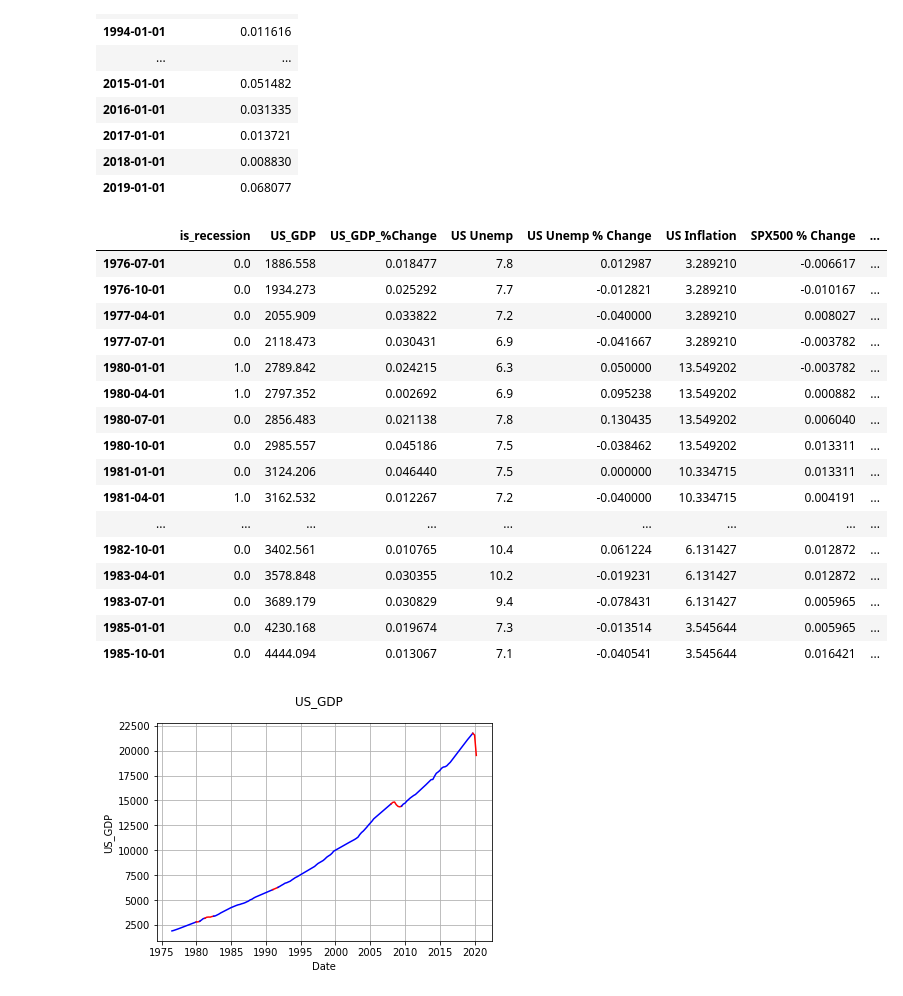
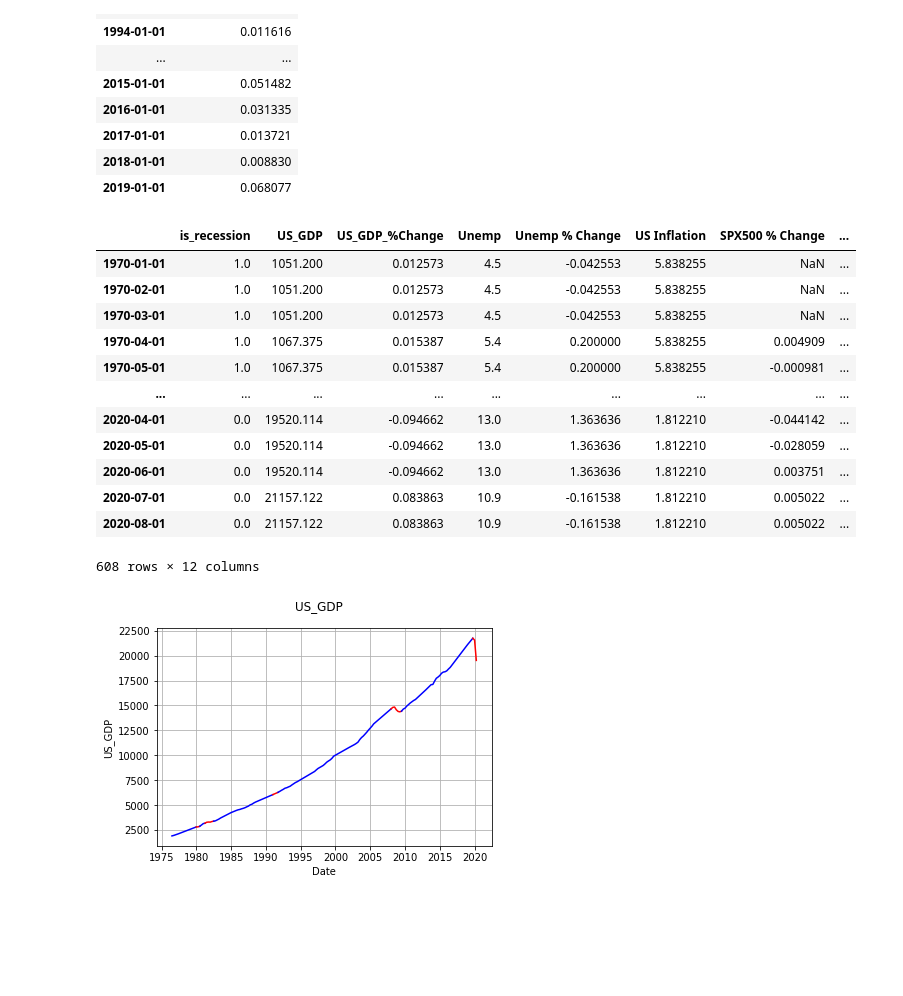
Before and after one commit to AvaneeshKolluri/MacroPredictionsProject, a Jupyter notebook: Project 2.ipynb, the cells around one changed output. Drawn from its saved outputs; the diff is of its cells as text; code cells hidden in the pictures; blank space fills up the shorter version.

```diff
--- a/Project 2.ipynb
+++ b/Project 2.ipynb
@@ -373,32 +379,34 @@ df_merged = reduce(lambda  left,right: pd.merge(left,right,left_index=True,right
 # %%
 # Macro: GDP,Unemployment, Inflation, Debt, ycurve, Manufacturing Employees
 # Micro: SPX500, NASDAQCOM, Loans
 
-inner = [df_merged, nascom_pct, ycurve, us_employees, us_employees_chg]
+outer = [us_rec, us_gdp, us_gdp_pctcg, unemp, unemp_pct, us_inflation, sp500,  med_income, nascom_pct, ycurve, us_employees_chg]
+df_merged = reduce(lambda  left,right: pd.merge(left,right,left_index=True,right_index=True,
+                                                how='outer'), outer)
+inner = [df_merged, us_employees]
 df_merged = reduce(lambda  left,right: pd.merge(left,right,left_index=True,right_index=True,
                                                 how='inner'), inner)
 df_merged = df_merged.iloc[:-2].fillna(method = 'ffill')
-df_merged['US Inflation'].fillna((df_merged['US Inflation'].mean()), inplace=True)
-df_merged['US Median Income'].fillna((df_merged['US Median Income'].mean()), inplace=True)
-df_merged.head(20)
+#df_merged['US Inflation'].fillna((df_merged['US Inflation'].mean()), inplace=True)
+#df_merged['US Median Income'].fillna((df_merged['US Median Income'].mean()), inplace=True)
+#df_merged['SPX500 % Change'].fillna((df_merged['SPX500 % Change'].loc['1970-04-01']), inplace=True)
+#df_merged['NASDAQCOM % Chg'].fillna((df_merged['NASDAQCOM % Chg'].loc['1971-04-01']), inplace=True)
+#df_merged['10Y-2Y'].fillna((df_merged['10Y-2Y'].loc['1976-07-01']), inplace=True)
+df_merged
 # %% [output]
-|  | is_recession | US_GDP | US_GDP_%Change | US Unemp | US Unemp % Change | US Inflation | SPX500 % Change | ... |
-| 1976-07-01 | 0.0 | 1886.558 | 0.018477 | 7.8 | 0.012987 | 3.289210 | -0.006617 | ... |
-| 1976-10-01 | 0.0 | 1934.273 | 0.025292 | 7.7 | -0.012821 | 3.289210 | -0.010167 | ... |
-| 1977-04-01 | 0.0 | 2055.909 | 0.033822 | 7.2 | -0.040000 | 3.289210 | 0.008027 | ... |
-| 1977-07-01 | 0.0 | 2118.473 | 0.030431 | 6.9 | -0.041667 | 3.289210 | -0.003782 | ... |
-| 1980-01-01 | 1.0 | 2789.842 | 0.024215 | 6.3 | 0.050000 | 13.549202 | -0.003782 | ... |
-| 1980-04-01 | 1.0 | 2797.352 | 0.002692 | 6.9 | 0.095238 | 13.549202 | 0.000882 | ... |
-| 1980-07-01 | 0.0 | 2856.483 | 0.021138 | 7.8 | 0.130435 | 13.549202 | 0.006040 | ... |
-| 1980-10-01 | 0.0 | 2985.557 | 0.045186 | 7.5 | -0.038462 | 13.549202 | 0.013311 | ... |
-| 1981-01-01 | 0.0 | 3124.206 | 0.046440 | 7.5 | 0.000000 | 10.334715 | 0.013311 | ... |
-| 1981-04-01 | 1.0 | 3162.532 | 0.012267 | 7.2 | -0.040000 | 10.334715 | 0.004191 | ... |
+|  | is_recession | US_GDP | US_GDP_%Change | Unemp | Unemp % Change | US Inflation | SPX500 % Change | ... |
+| 1970-01-01 | 1.0 | 1051.200 | 0.012573 | 4.5 | -0.042553 | 5.838255 | NaN | ... |
+| 1970-02-01 | 1.0 | 1051.200 | 0.012573 | 4.5 | -0.042553 | 5.838255 | NaN | ... |
+| 1970-03-01 | 1.0 | 1051.200 | 0.012573 | 4.5 | -0.042553 | 5.838255 | NaN | ... |
+| 1970-04-01 | 1.0 | 1067.375 | 0.015387 | 5.4 | 0.200000 | 5.838255 | 0.004909 | ... |
+| 1970-05-01 | 1.0 | 1067.375 | 0.015387 | 5.4 | 0.200000 | 5.838255 | -0.000981 | ... |
 | ... | ... | ... | ... | ... | ... | ... | ... | ... |
-| 1982-10-01 | 0.0 | 3402.561 | 0.010765 | 10.4 | 0.061224 | 6.131427 | 0.012872 | ... |
-| 1983-04-01 | 0.0 | 3578.848 | 0.030355 | 10.2 | -0.019231 | 6.131427 | 0.012872 | ... |
-| 1983-07-01 | 0.0 | 3689.179 | 0.030829 | 9.4 | -0.078431 | 6.131427 | 0.005965 | ... |
-| 1985-01-01 | 0.0 | 4230.168 | 0.019674 | 7.3 | -0.013514 | 3.545644 | 0.005965 | ... |
-| 1985-10-01 | 0.0 | 4444.094 | 0.013067 | 7.1 | -0.040541 | 3.545644 | 0.016421 | ... |
+| 2020-04-01 | 0.0 | 19520.114 | -0.094662 | 13.0 | 1.363636 | 1.812210 | -0.044142 | ... |
+| 2020-05-01 | 0.0 | 19520.114 | -0.094662 | 13.0 | 1.363636 | 1.812210 | -0.028059 | ... |
+| 2020-06-01 | 0.0 | 19520.114 | -0.094662 | 13.0 | 1.363636 | 1.812210 | 0.003751 | ... |
+| 2020-07-01 | 0.0 | 21157.122 | 0.083863 | 10.9 | -0.161538 | 1.812210 | 0.005022 | ... |
+| 2020-08-01 | 0.0 | 21157.122 | 0.083863 | 10.9 | -0.161538 | 1.812210 | 0.005022 | ... |
+608 rows × 12 columns
 # %%
 import numpy
 from matplotlib import pyplot as plt
```
Also changed, not shown: parts of 3 cells of this notebook.
